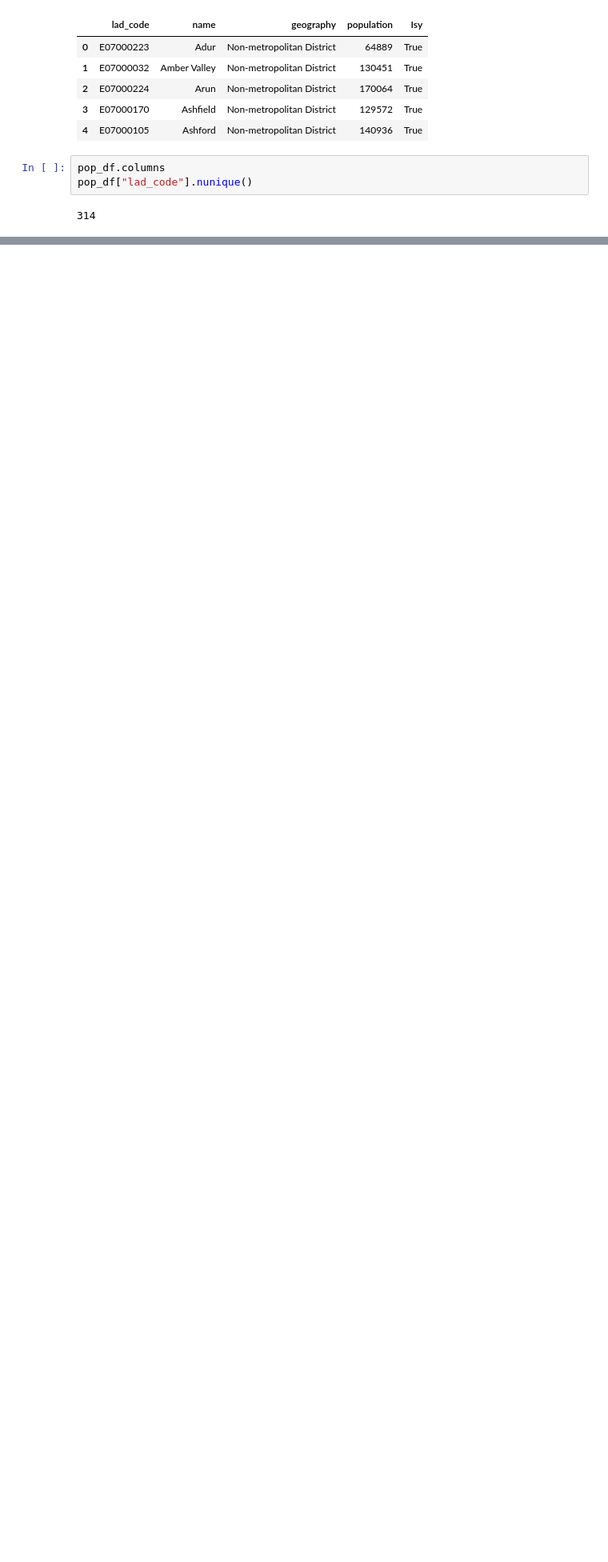
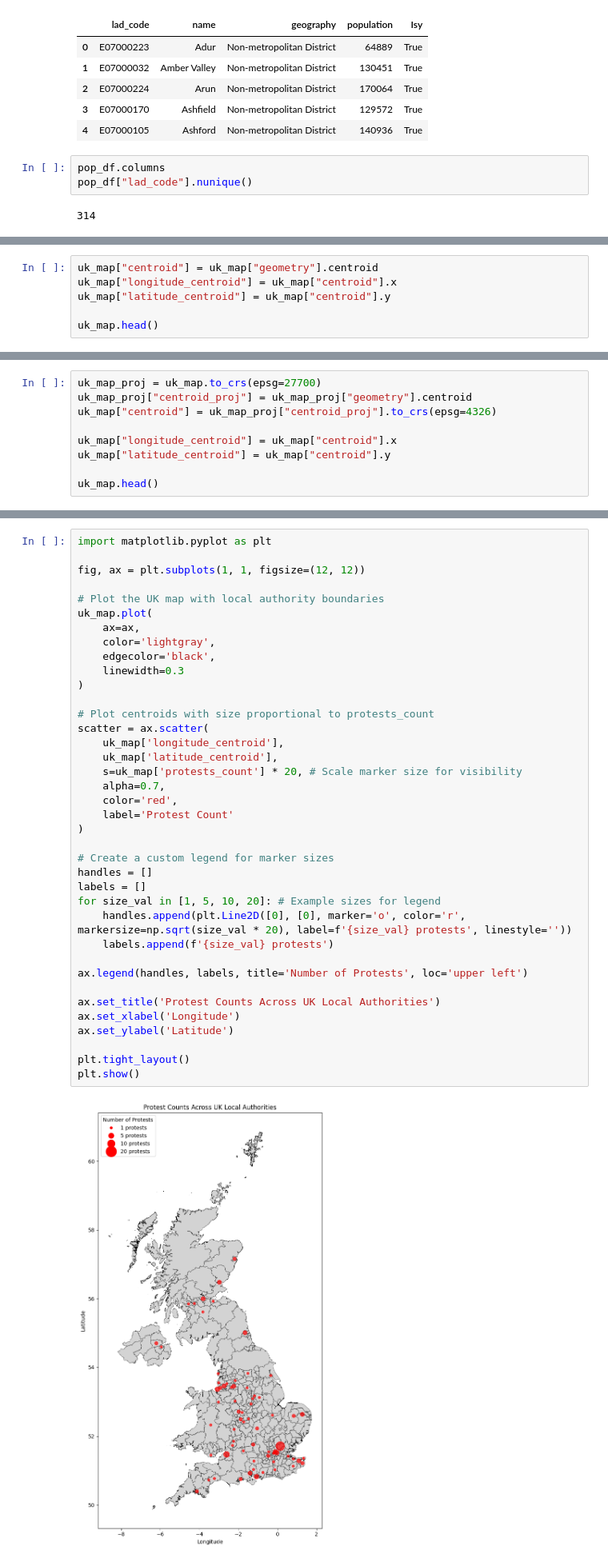
Before and after one commit to awenroberts/QM2-Project, a Jupyter notebook: protests_visualisation_updated.ipynb, the cells around one changed output, grey strips where cells are left out. Shown at 80% size. Saved outputs shown, nothing was run; the diff lists cells and outputs as text; blank space fills up the shorter version.

```diff
--- a/protests_visualisation_updated.ipynb
+++ b/protests_visualisation_updated.ipynb
@@ -361,0 +474,6 @@ la_exposure.head()
+# %%
+uk_map["centroid"] = uk_map["geometry"].centroid
+uk_map["longitude_centroid"] = uk_map["centroid"].x
+uk_map["latitude_centroid"] = uk_map["centroid"].y
+
+uk_map.head()
@@ -361,0 +491,9 @@ la_exposure.head()
+# %%
+uk_map_proj = uk_map.to_crs(epsg=27700)
+uk_map_proj["centroid_proj"] = uk_map_proj["geometry"].centroid
+uk_map["centroid"] = uk_map_proj["centroid_proj"].to_crs(epsg=4326)
+
+uk_map["longitude_centroid"] = uk_map["centroid"].x
+uk_map["latitude_centroid"] = uk_map["centroid"].y
+
+uk_map.head()
@@ -361,0 +510,40 @@ la_exposure.head()
+# %%
+import matplotlib.pyplot as plt
+
+fig, ax = plt.subplots(1, 1, figsize=(12, 12))
+
+# Plot the UK map with local authority boundaries
+uk_map.plot(
+    ax=ax,
+    color='lightgray',
+    edgecolor='black',
+    linewidth=0.3
+)
+
+# Plot centroids with size proportional to protests_count
+scatter = ax.scatter(
+    uk_map['longitude_centroid'],
+    uk_map['latitude_centroid'],
+    s=uk_map['protests_count'] * 20, # Scale marker size for visibility
+    alpha=0.7,
+    color='red',
+    label='Protest Count'
+)
+
+# Create a custom legend for marker sizes
+handles = []
+labels = []
+for size_val in [1, 5, 10, 20]: # Example sizes for legend
+    handles.append(plt.Line2D([0], [0], marker='o', color='r', markersize=np.sqrt(size_val * 20), label=f'{size_val} protests', linestyle=''))
+    labels.append(f'{size_val} protests')
+
+ax.legend(handles, labels, title='Number of Protests', loc='upper left')
+
+ax.set_title('Protest Counts Across UK Local Authorities')
+ax.set_xlabel('Longitude')
+ax.set_ylabel('Latitude')
+
+plt.tight_layout()
+plt.show()
+# %% [output]
+[figure, added]
```
Also changed, not shown: parts of 23 cells of this notebook.
